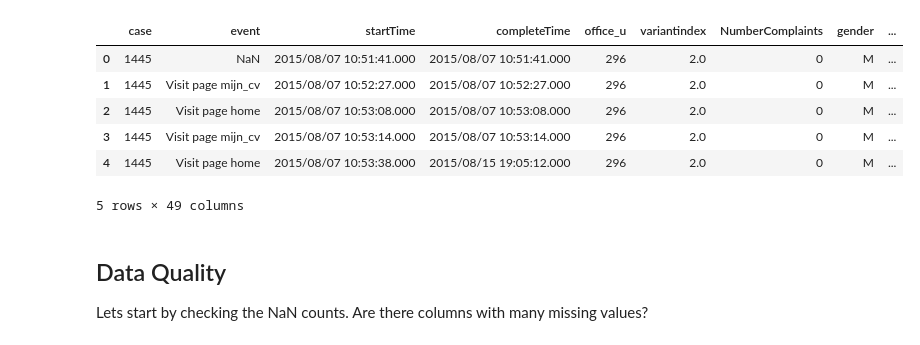
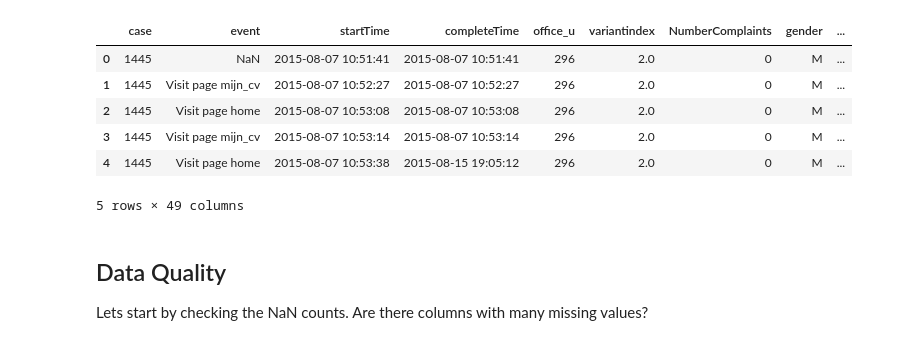
Before and after one commit to TCACastelijns/UVW, a Jupyter notebook: EDA.ipynb, the cells around one changed output. Drawn from its saved outputs; the diff is of its cells as text; code cells hidden in the pictures.

```diff
--- a/EDA.ipynb
+++ b/EDA.ipynb
@@ -1,18 +1,26 @@
 # %%
 import pandas as pd
 import numpy as np
 import matplotlib.pyplot as plt
 import seaborn as sns
+import datetime
 
-log = pd.read_csv('data/log.csv')
+def date_parser(s):
+    """
+    Parse a date string using the log file's format. For example: '2015/10/16 11:25:59.000'
+    """
+    without_ms = s.split('.')[0]
+    return datetime.datetime.strptime(without_ms, '%Y/%m/%d %H:%M:%S')
+
+log = pd.read_csv('data/log.csv', parse_dates=['startTime', 'completeTime'], date_parser=date_parser)
 log.head()
 # %% [output]
 |  | case | event | startTime | completeTime | office_u | variantindex | NumberComplaints | gender | ... |
-| 0 | 1445 | NaN | 2015/08/07 10:51:41.000 | 2015/08/07 10:51:41.000 | 296 | 2.0 | 0 | M | ... |
-| 1 | 1445 | Visit page mijn_cv | 2015/08/07 10:52:27.000 | 2015/08/07 10:52:27.000 | 296 | 2.0 | 0 | M | ... |
-| 2 | 1445 | Visit page home | 2015/08/07 10:53:08.000 | 2015/08/07 10:53:08.000 | 296 | 2.0 | 0 | M | ... |
-| 3 | 1445 | Visit page mijn_cv | 2015/08/07 10:53:14.000 | 2015/08/07 10:53:14.000 | 296 | 2.0 | 0 | M | ... |
-| 4 | 1445 | Visit page home | 2015/08/07 10:53:38.000 | 2015/08/15 19:05:12.000 | 296 | 2.0 | 0 | M | ... |
+| 0 | 1445 | NaN | 2015-08-07 10:51:41 | 2015-08-07 10:51:41 | 296 | 2.0 | 0 | M | ... |
+| 1 | 1445 | Visit page mijn_cv | 2015-08-07 10:52:27 | 2015-08-07 10:52:27 | 296 | 2.0 | 0 | M | ... |
+| 2 | 1445 | Visit page home | 2015-08-07 10:53:08 | 2015-08-07 10:53:08 | 296 | 2.0 | 0 | M | ... |
+| 3 | 1445 | Visit page mijn_cv | 2015-08-07 10:53:14 | 2015-08-07 10:53:14 | 296 | 2.0 | 0 | M | ... |
+| 4 | 1445 | Visit page home | 2015-08-07 10:53:38 | 2015-08-15 19:05:12 | 296 | 2.0 | 0 | M | ... |
 5 rows × 49 columns
 # %% [markdown]
 <h2>  Data Quality </h2>
```
Also changed, not shown: parts of 12 cells of this notebook, 3 other files.
